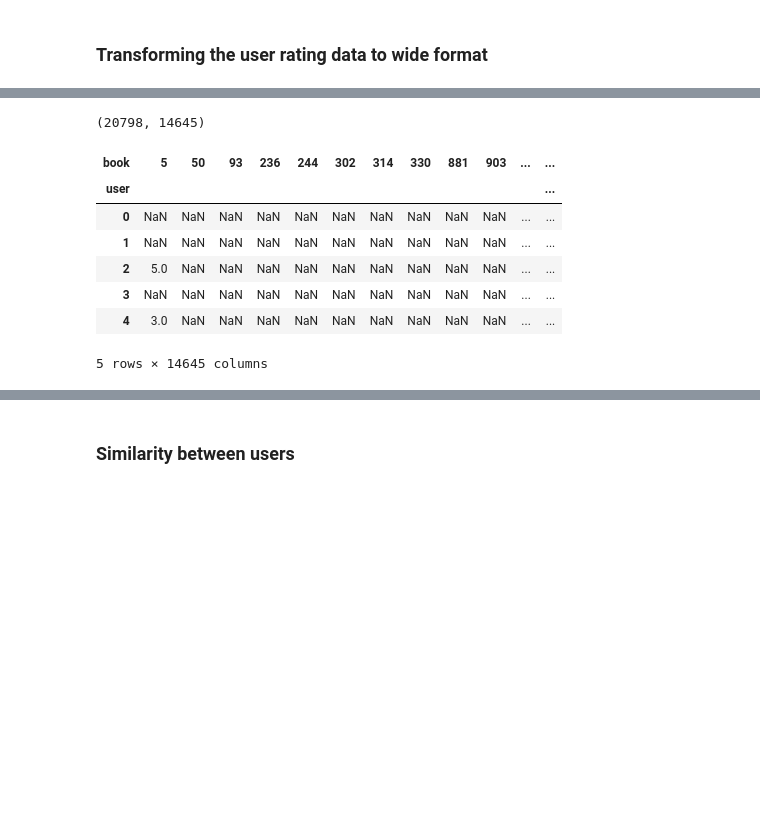
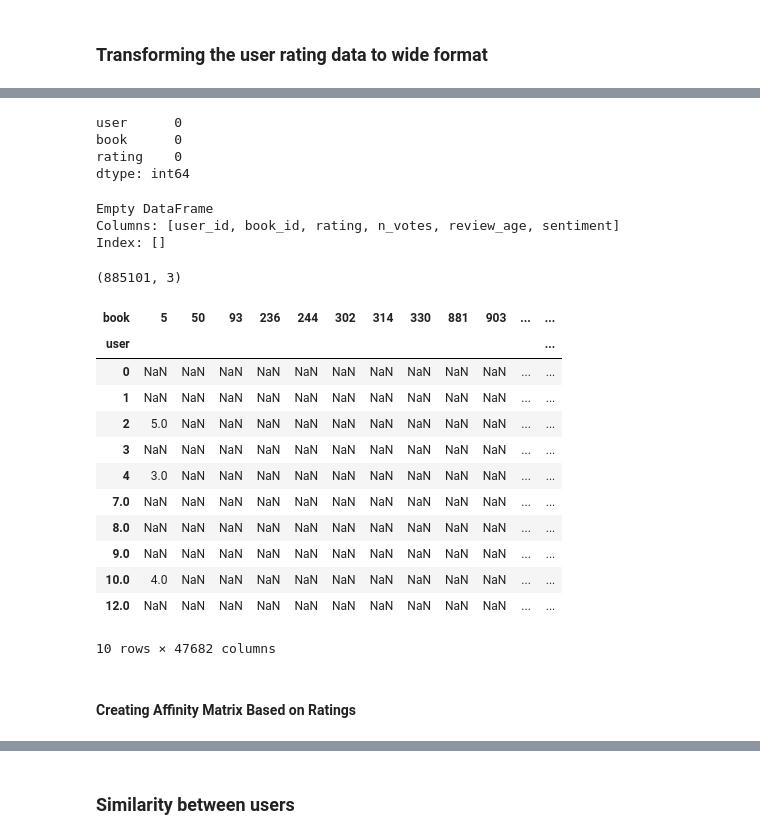
Before and after one commit to Pangerlanger/bt4222-books, a Jupyter notebook: user_based.ipynb, the cells around one changed output, grey strips where cells are left out. Cells and saved outputs as stored; diff of their text form; code cells hidden in the pictures; blank space fills up the shorter version.

```diff
--- a/user_based.ipynb
+++ b/user_based.ipynb
@@ -9,0 +19,2 @@ df_test_interactions = pd.read_csv('test_interactions.csv')
+# %%
+df_train_interactions = pd.read_csv('train_interactions2.csv')
@@ -73 +155,8 @@ ratings.user.nunique()
+# %%
+ratings[ratings < 0].notna().sum()
+# %% [output]
+user      0
+book      0
+rating    0
+dtype: int64
 # %%
@@ -75,16 +164,32 @@ ratings_raw = ratings.copy()
 ratings = ratings.pivot(index='user', columns='book', values='rating')
+# %%
+duplicates = df_train_interactions[df_train_interactions.duplicated(subset=['user_id', 'book_id'], keep=False)]
+print(duplicates)
+# %% [output]
+Empty DataFrame
+Columns: [user_id, book_id, rating, n_votes, review_age, sentiment]
+Index: []
+# %%
+ratings = df_train_interactions.pivot(index='user_id', columns='book_id', values='rating')
 # %%
 ratings.shape
 # %% [output]
-(20798, 14645)
+(885101, 3)
 # %%
-ratings.head()
+ratings.head(10)
 # %% [output]
 | book | 5 | 50 | 93 | 236 | 244 | 302 | 314 | 330 | 881 | 903 | ... | ... |
 | user |  |  |  |  |  |  |  |  |  |  |  | ... |
 | 0 | NaN | NaN | NaN | NaN | NaN | NaN | NaN | NaN | NaN | NaN | ... | ... |
 | 1 | NaN | NaN | NaN | NaN | NaN | NaN | NaN | NaN | NaN | NaN | ... | ... |
 | 2 | 5.0 | NaN | NaN | NaN | NaN | NaN | NaN | NaN | NaN | NaN | ... | ... |
 | 3 | NaN | NaN | NaN | NaN | NaN | NaN | NaN | NaN | NaN | NaN | ... | ... |
 | 4 | 3.0 | NaN | NaN | NaN | NaN | NaN | NaN | NaN | NaN | NaN | ... | ... |
+| 7.0 | NaN | NaN | NaN | NaN | NaN | NaN | NaN | NaN | NaN | NaN | ... | ... |
+| 8.0 | NaN | NaN | NaN | NaN | NaN | NaN | NaN | NaN | NaN | NaN | ... | ... |
+| 9.0 | NaN | NaN | NaN | NaN | NaN | NaN | NaN | NaN | NaN | NaN | ... | ... |
+| 10.0 | 4.0 | NaN | NaN | NaN | NaN | NaN | NaN | NaN | NaN | NaN | ... | ... |
+| 12.0 | NaN | NaN | NaN | NaN | NaN | NaN | NaN | NaN | NaN | NaN | ... | ... |
-5 rows × 14645 columns
+10 rows × 47682 columns
+# %% [markdown]
+#### Creating Affinity Matrix Based on Ratings
```
Also changed, not shown: parts of 58 cells of this notebook.
